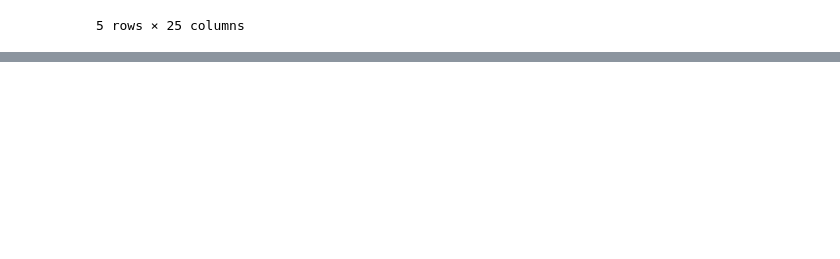
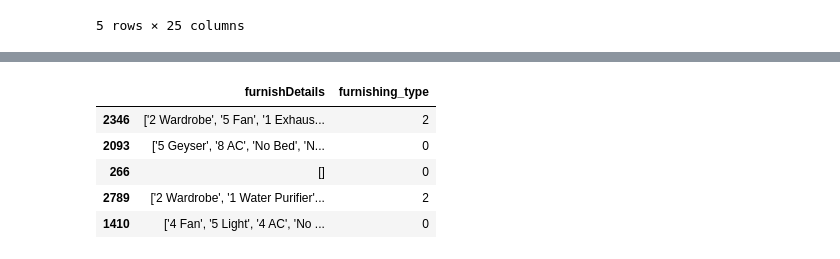
Before and after one commit to srinu-nayak/Real-Estate-House-Price-Prediction, a Jupyter notebook: feature-engineering.ipynb, the cells around one changed output, grey strips where cells are left out. Cells and saved outputs as stored; diff of their text form; code cells hidden in the pictures; blank space fills up the shorter version.

Commit message:
fixed furnish details column

```diff
--- a/feature-engineering.ipynb
+++ b/feature-engineering.ipynb
@@ -311,0 +384,9 @@ df.sample(5)
+# %%
+
+
+wcss_reduced = []
+
+for i in range(1, 11):
+    kmeans = KMeans(n_clusters=i, init='k-means++', random_state=42)
+    kmeans.fit(scaled_data)
+    wcss_reduced.append(kmeans.inertia_)
@@ -311,0 +421,31 @@ df.sample(5)
+# %%
+n_clusters = 3
+
+# Fit the KMeans model
+kmeans = KMeans(n_clusters=n_clusters, random_state=42)
+kmeans.fit(scaled_data)
+
+# Predict the cluster assignments for each row
+cluster_assignments = kmeans.predict(scaled_data)
+# %%
+
+
+df = df.iloc[:,:-18]
+# %%
+
+
+df['furnishing_type'] = cluster_assignments
+# %%
+
+
+df.sample(5)[['furnishDetails','furnishing_type']]
+# 0 -> unfurnished
+# 1 -> semifurnished
+# 2 -> furnished
+# %% [output]
+|  | furnishDetails | furnishing_type |
+| 2346 | ['2 Wardrobe', '5 Fan', '1 Exhaus... | 2 |
+| 2093 | ['5 Geyser', '8 AC', 'No Bed', 'N... | 0 |
+| 266 | [] | 0 |
+| 2789 | ['2 Wardrobe', '1 Water Purifier'... | 2 |
+| 1410 | ['4 Fan', '5 Light', '4 AC', 'No ... | 0 |
```
Also changed, not shown: parts of 8 cells of this notebook.
